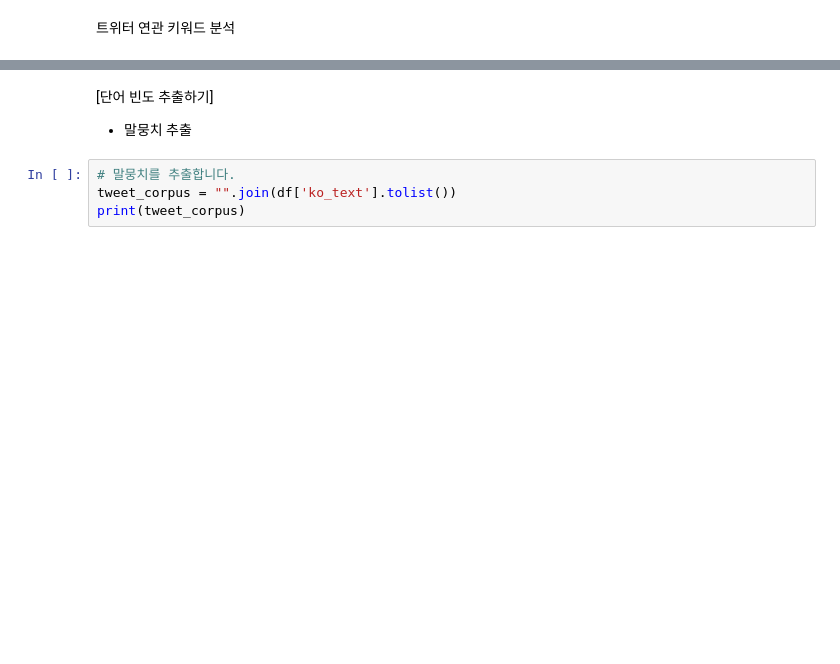
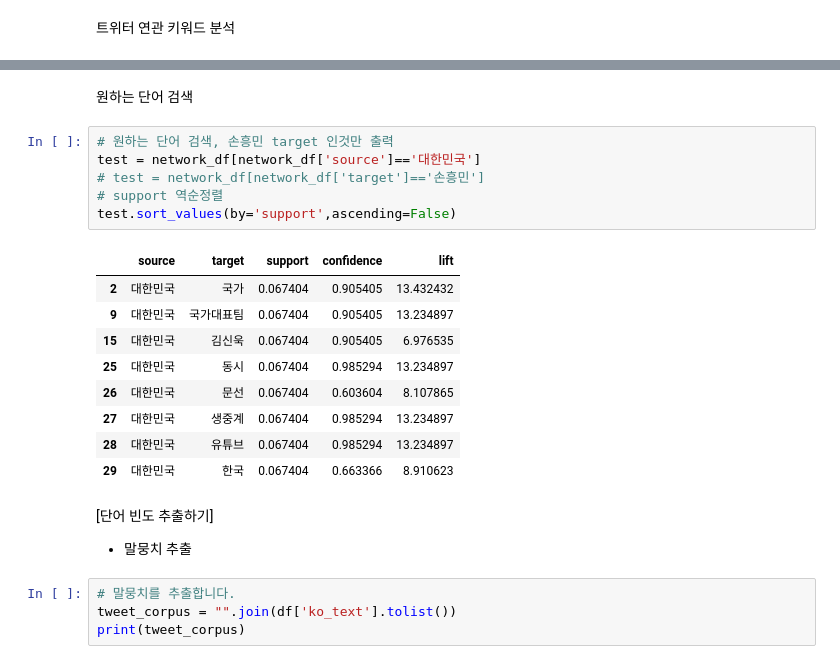
Before and after one commit to onulee/https---github.com-onulee-kdigital1, a Jupyter notebook: 11.deep/d0726/06.01연관분석.ipynb, the cells around one changed output, grey strips where cells are left out. Cells and saved outputs as stored; diff of their text form; blank space fills up the shorter version.

```diff
--- a/11.deep/d0726/06.01연관분석.ipynb
+++ b/11.deep/d0726/06.01연관분석.ipynb
@@ -173,3 +213,21 @@ network_df.head()
+# %% [markdown]
+원하는 단어 검색
+# %%
+# 원하는 단어 검색, 손흥민 target 인것만 출력
+test = network_df[network_df['source']=='대한민국']
+# test = network_df[network_df['target']=='손흥민']
+# support 역순정렬
+test.sort_values(by='support',ascending=False)
+# %% [output]
+|  | source | target | support | confidence | lift |
+| 2 | 대한민국 | 국가 | 0.067404 | 0.905405 | 13.432432 |
+| 9 | 대한민국 | 국가대표팀 | 0.067404 | 0.905405 | 13.234897 |
+| 15 | 대한민국 | 김신욱 | 0.067404 | 0.905405 | 6.976535 |
+| 25 | 대한민국 | 동시 | 0.067404 | 0.985294 | 13.234897 |
+| 26 | 대한민국 | 문선 | 0.067404 | 0.603604 | 8.107865 |
+| 27 | 대한민국 | 생중계 | 0.067404 | 0.985294 | 13.234897 |
+| 28 | 대한민국 | 유튜브 | 0.067404 | 0.985294 | 13.234897 |
+| 29 | 대한민국 | 한국 | 0.067404 | 0.663366 | 8.910623 |
 # %% [markdown]
 [단어 빈도 추출하기]
 * 말뭉치 추출
```
Also changed, not shown: parts of 10 cells of this notebook.
